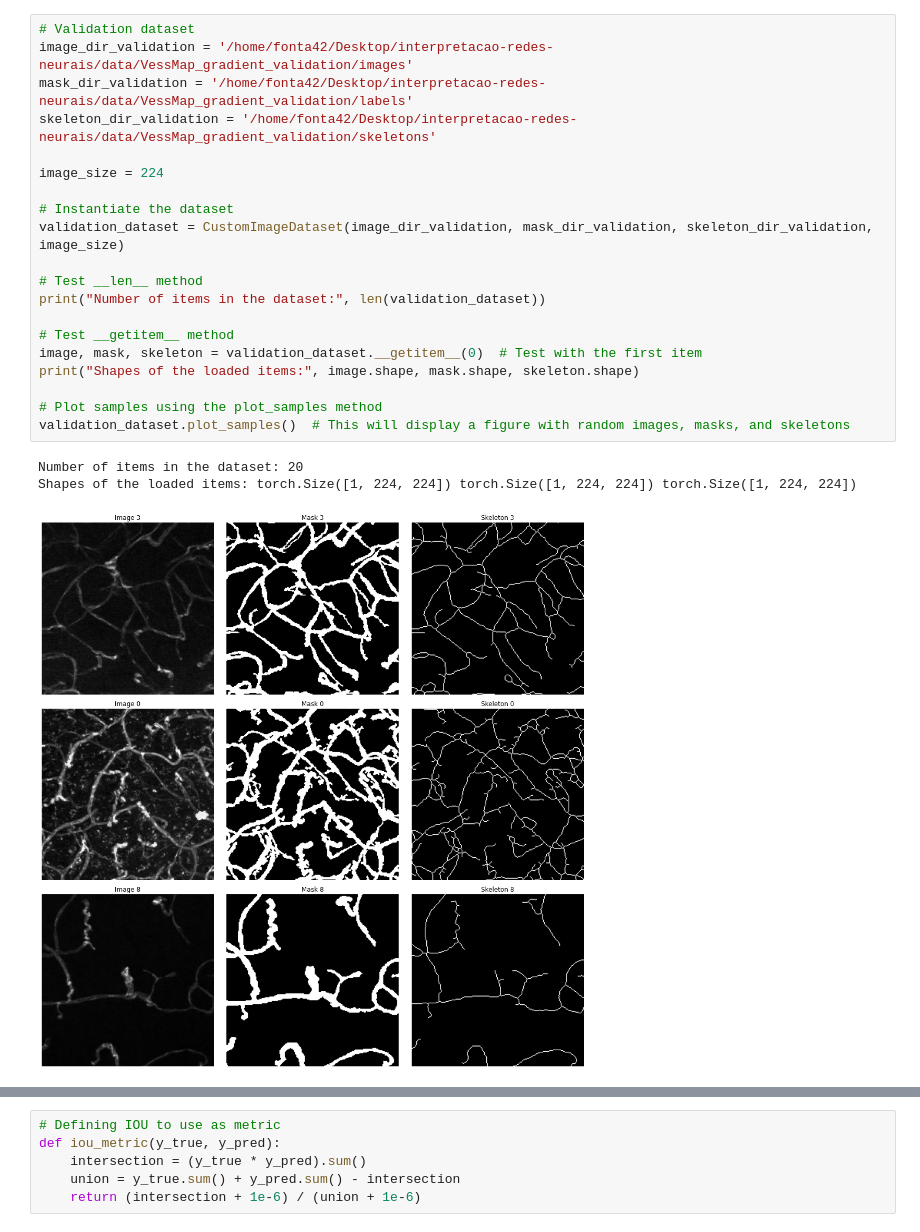
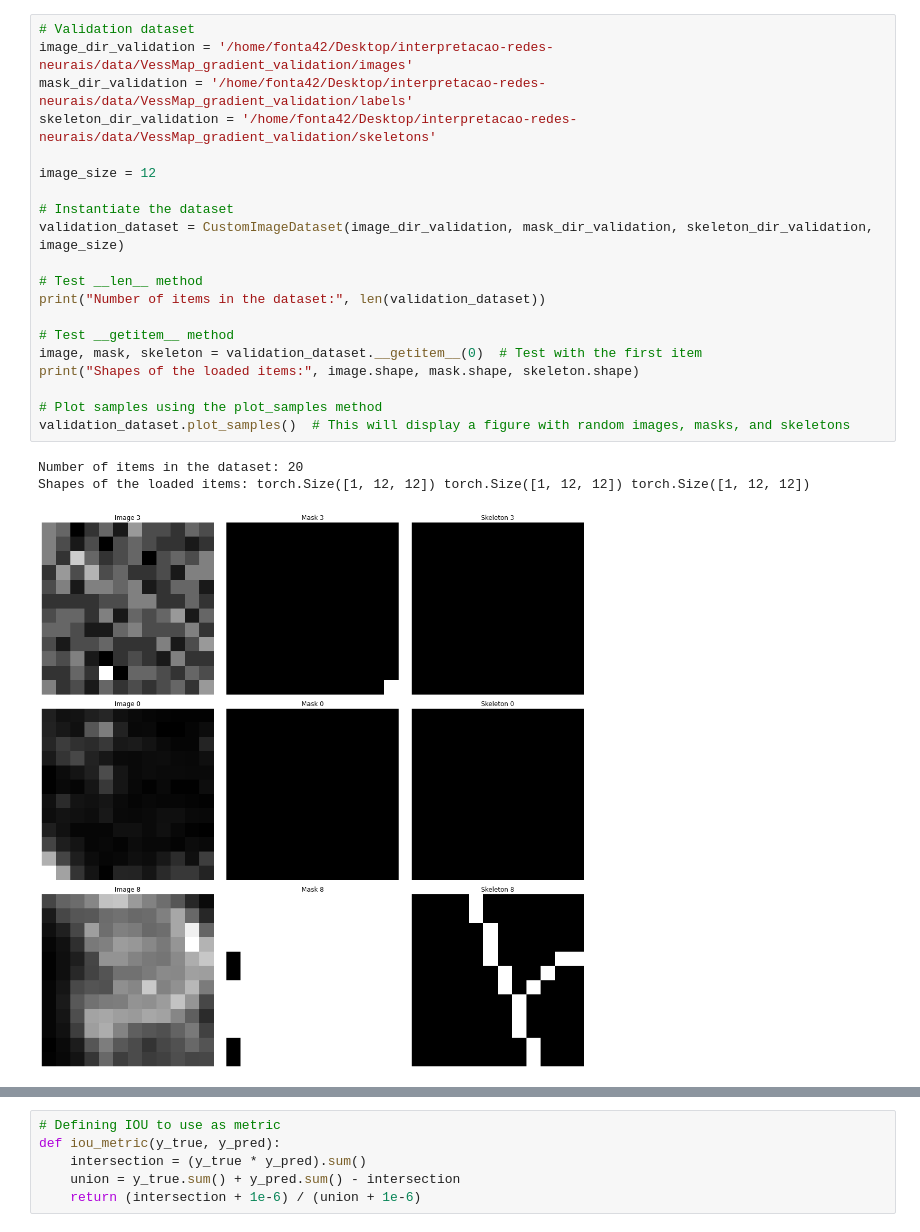
Before and after one commit to CarlosFontaneli/interpreting-neural-networks, a Jupyter notebook: train_models_notebooks/gradient_otimization_vessel_training.ipynb, the cells around one changed output, grey strips where cells are left out. Saved outputs shown, nothing was run; the diff lists cells and outputs as text.

```diff
--- a/train_models_notebooks/gradient_otimization_vessel_training.ipynb
+++ b/train_models_notebooks/gradient_otimization_vessel_training.ipynb
@@ -122,25 +282,25 @@ Shapes of the loaded items: torch.Size([1, 64, 64]) torch.Size([1, 64, 64]) torc
 # %%
 # Validation dataset
 image_dir_validation = '/home/fonta42/Desktop/interpretacao-redes-neurais/data/VessMap_gradient_validation/images'
 mask_dir_validation = '/home/fonta42/Desktop/interpretacao-redes-neurais/data/VessMap_gradient_validation/labels'
 skeleton_dir_validation = '/home/fonta42/Desktop/interpretacao-redes-neurais/data/VessMap_gradient_validation/skeletons'
 
-image_size = 224
+image_size = 12
 
 # Instantiate the dataset
 validation_dataset = CustomImageDataset(image_dir_validation, mask_dir_validation, skeleton_dir_validation, image_size)
 
 # Test __len__ method
 print("Number of items in the dataset:", len(validation_dataset))
 
 # Test __getitem__ method
 image, mask, skeleton = validation_dataset.__getitem__(0)  # Test with the first item
 print("Shapes of the loaded items:", image.shape, mask.shape, skeleton.shape)
 
 # Plot samples using the plot_samples method
 validation_dataset.plot_samples()  # This will display a figure with random images, masks, and skeletons
 # %% [output]
 Number of items in the dataset: 20
-Shapes of the loaded items: torch.Size([1, 224, 224]) torch.Size([1, 224, 224]) torch.Size([1, 224, 224])
+Shapes of the loaded items: torch.Size([1, 12, 12]) torch.Size([1, 12, 12]) torch.Size([1, 12, 12])
-[figure, old version]
+[figure, new version]
 # %%
```
Also changed, not shown: parts of 11 cells of this notebook.
